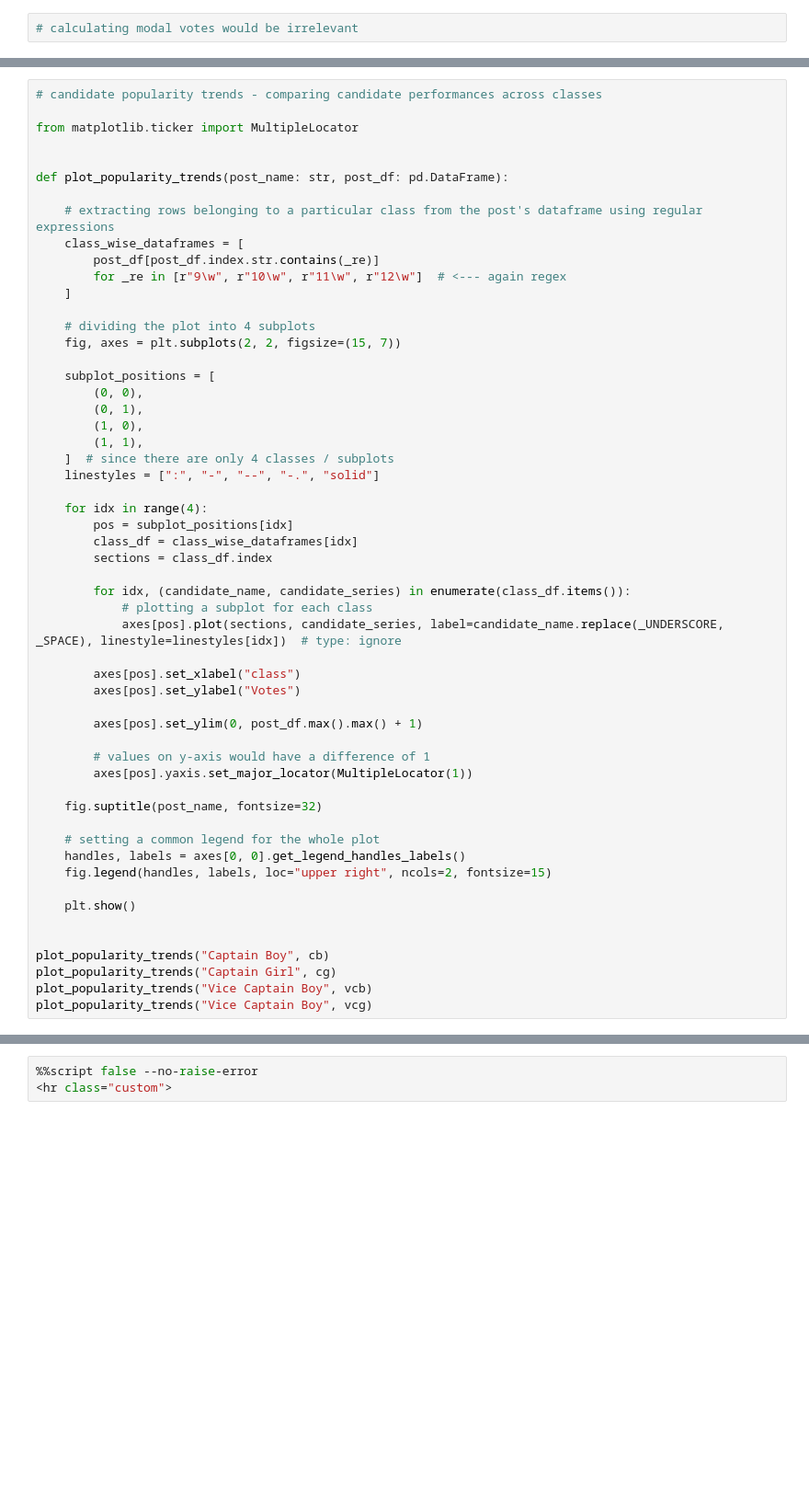
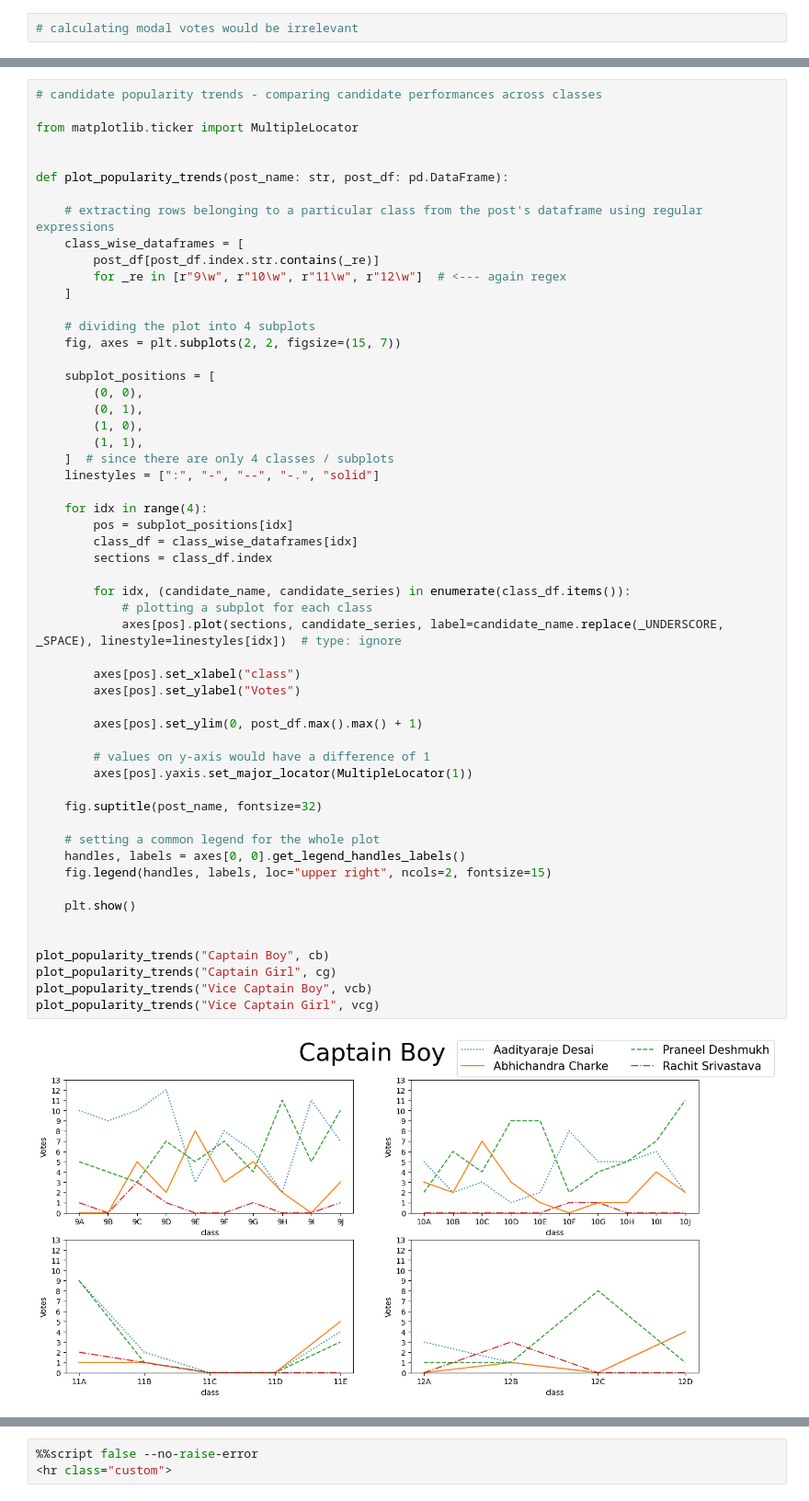
Before and after one commit to d1vij/ip-proj, a Jupyter notebook: proj-nb.ipynb, the cells around one changed output, grey strips where cells are left out. Shown at 92% size. Cells and saved outputs as stored; diff of their text form; blank space fills up the shorter version.

```diff
--- a/proj-nb.ipynb
+++ b/proj-nb.ipynb
@@ -491,31 +650,33 @@ def plot_popularity_trends(post_name: str, post_df: pd.DataFrame):
 
     for idx in range(4):
         pos = subplot_positions[idx]
         class_df = class_wise_dataframes[idx]
         sections = class_df.index
 
         for idx, (candidate_name, candidate_series) in enumerate(class_df.items()):
             # plotting a subplot for each class
             axes[pos].plot(sections, candidate_series, label=candidate_name.replace(_UNDERSCORE, _SPACE), linestyle=linestyles[idx])  # type: ignore
 
         axes[pos].set_xlabel("class")
         axes[pos].set_ylabel("Votes")
 
         axes[pos].set_ylim(0, post_df.max().max() + 1)
 
         # values on y-axis would have a difference of 1
         axes[pos].yaxis.set_major_locator(MultipleLocator(1))
 
     fig.suptitle(post_name, fontsize=32)
 
     # setting a common legend for the whole plot
     handles, labels = axes[0, 0].get_legend_handles_labels()
     fig.legend(handles, labels, loc="upper right", ncols=2, fontsize=15)
 
     plt.show()
 
 
 plot_popularity_trends("Captain Boy", cb)
 plot_popularity_trends("Captain Girl", cg)
 plot_popularity_trends("Vice Captain Boy", vcb)
-plot_popularity_trends("Vice Captain Boy", vcg)
+plot_popularity_trends("Vice Captain Girl", vcg)
+# %% [output]
+[figure, added]
```
Also changed, not shown: parts of 15 cells of this notebook, 1 other file.
